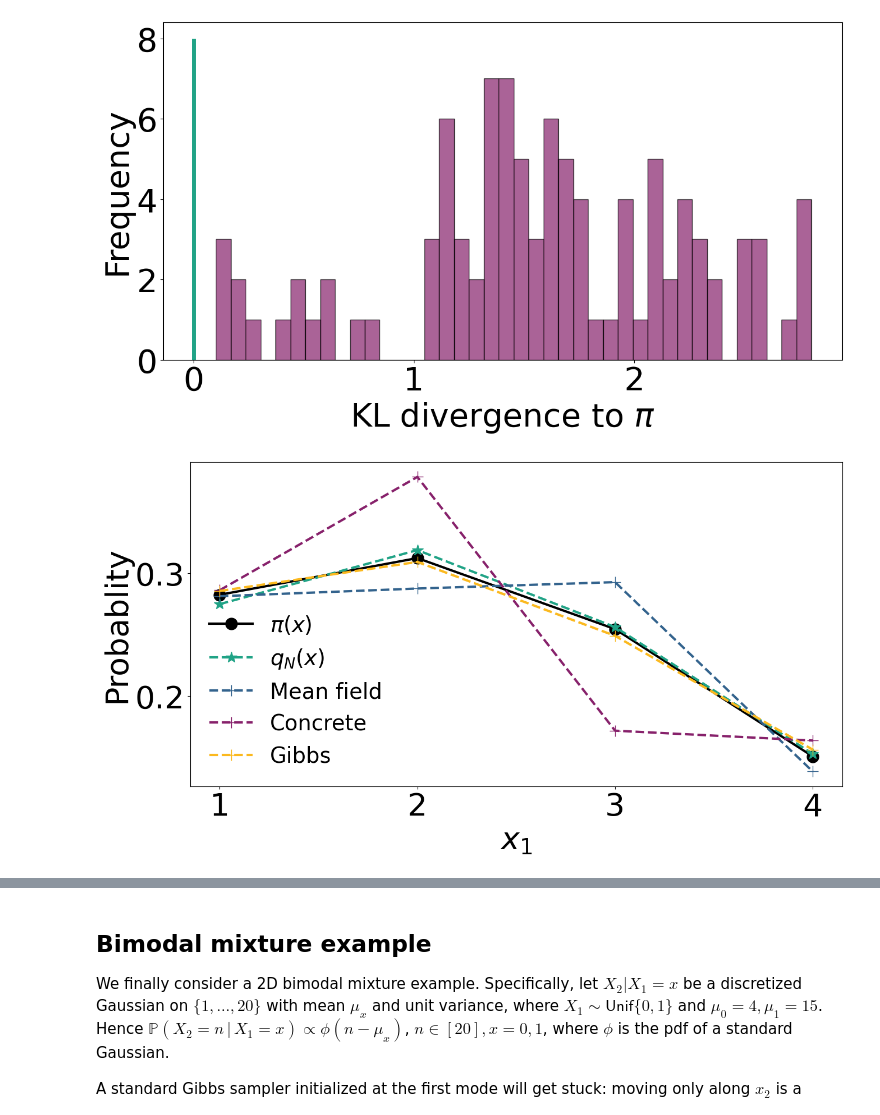
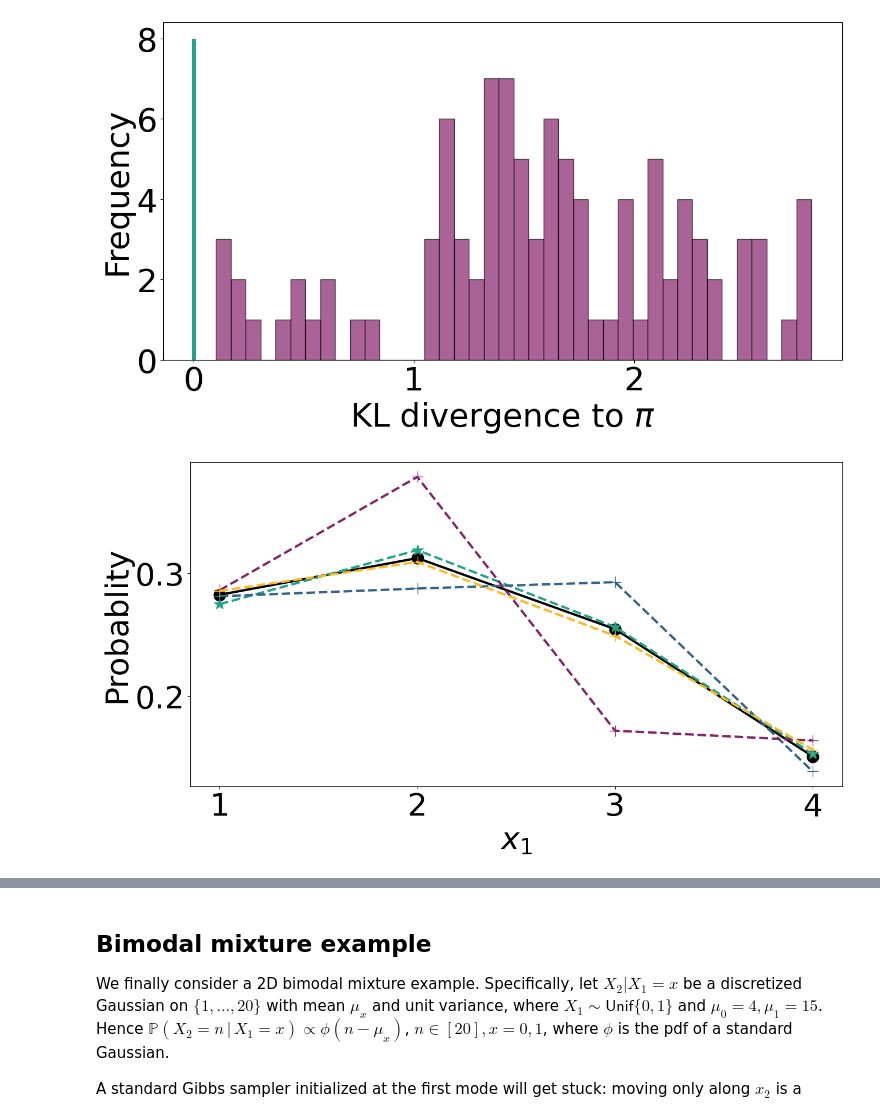
Before and after one commit to giankdiluvi/madmix, a Jupyter notebook: examples/discrete_toy_examples/discrete_examples.ipynb, the cells around one changed output, grey strips where cells are left out. Cells and saved outputs as stored; diff of their text form; code cells hidden in the pictures.

```diff
--- a/examples/discrete_toy_examples/discrete_examples.ipynb
+++ b/examples/discrete_toy_examples/discrete_examples.ipynb
@@ -440,23 +440,23 @@ plt.savefig(fig_path+'twodim_elbos.pdf', dpi=300, bbox_inches='tight')
 # %%
 ########################
 ########################
 #   plot x1 results    #
 ########################
 ########################
 
 ttx=np.arange(0,4)
 plt.plot(ttx+0.5,np.sum(prbs_twodim,axis=1),c="black", label=r'$\pi(x)$',lw=3,ms=15,marker='o')
 plt.plot(ttx+0.5,np.sum(qvar_twodim,axis=1),c='#20A386FF', label=r'$q_N(x)$',lw=3,ls='dashed',ms=15,marker='*')
 plt.plot(ttx+0.5,np.exp(mf_density_twodim1)/np.sum(np.exp(mf_density_twodim1)),c='#33638D', label='Mean field',lw=3,ls='dashed',ms=15,marker='+')
 plt.plot(ttx+0.5,np.sum(densities_twodim[np.argmax(elbos_twodim),:,:],axis=1),c='#87216BFF', label='Concrete',lw=3,ls='dashed',ms=15,marker='+')
 plt.plot(ttx+0.5,np.sum(gibbs_density_twodim,axis=1),c='#FBB91FFF', label='Gibbs',lw=3,ls='dashed',ms=15,marker='+')
-plt.legend(fontsize='x-small',frameon=False)
+#plt.legend(fontsize='x-small',frameon=False)
 plt.xlabel(r'$x_1$')
 plt.ylabel('Probablity')
 plt.xticks(ticks=np.arange(0,4)+0.5,labels=np.arange(1,1+4))
 plt.savefig(fig_path+'twodim_prbs1.pdf', dpi=300, bbox_inches='tight')
 # %% [output]
-[figure, old version]
+[figure, new version]
 # %%
 ########################
 ########################
```
Also changed, not shown: parts of 8 cells of this notebook, 1 other file.
